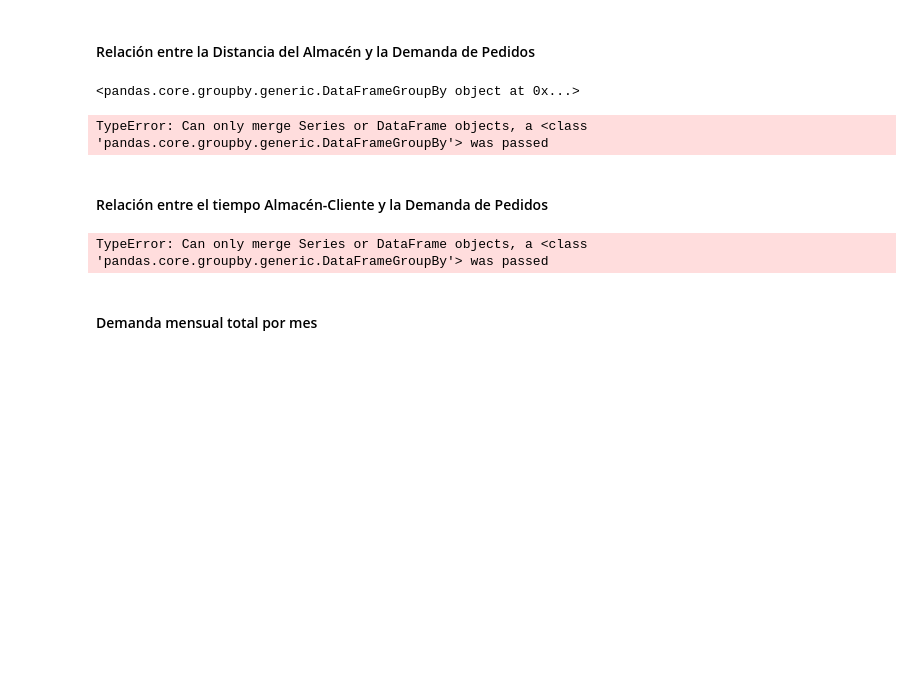
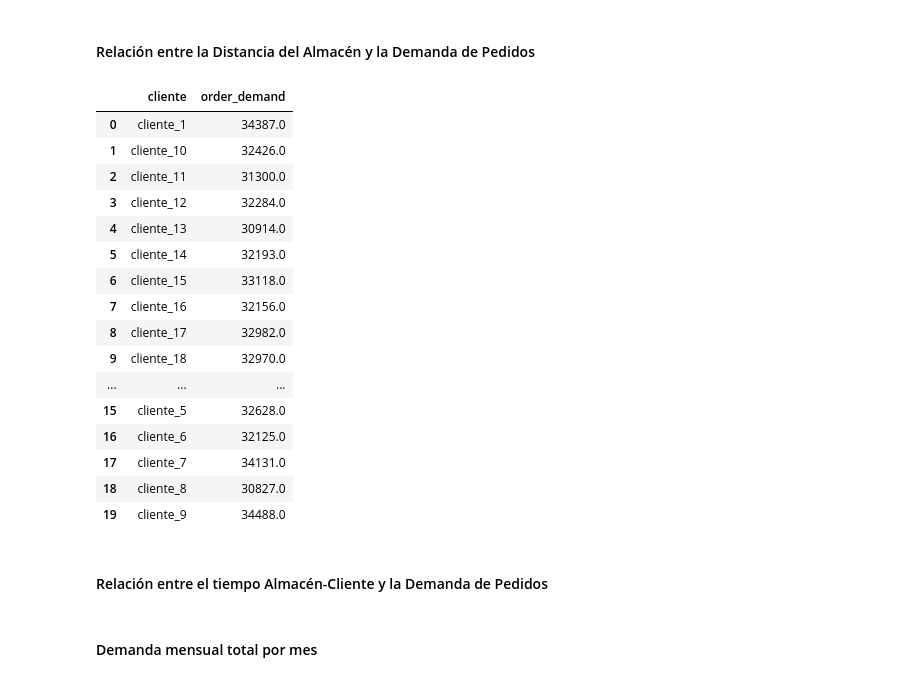
Before and after one commit to kikemocha/Distribution_of_perishable_goods, a Jupyter notebook: AnalisisPrediccion.ipynb, the cells around one changed output. Cells and saved outputs as stored; diff of their text form; code cells hidden in the pictures; blank space fills up the shorter version.

Commit message:
Corrección de errores

```diff
--- a/AnalisisPrediccion.ipynb
+++ b/AnalisisPrediccion.ipynb
@@ -124,18 +124,32 @@ df_distacia_almacen_min.head(5)
 # %% [markdown]
 #### Relación entre la Distancia del Almacén y la Demanda de Pedidos
 # %%
-total_demand_per_client = df_historic_orders.groupby('cliente')
+total_demand_per_client = df_historic_orders.groupby('cliente').agg({'order_demand': 'sum'}).reset_index()
 total_demand_per_client
 # %% [output]
-<pandas.core.groupby.generic.DataFrameGroupBy object at 0x...>
+|  | cliente | order_demand |
+| 0 | cliente_1 | 34387.0 |
+| 1 | cliente_10 | 32426.0 |
+| 2 | cliente_11 | 31300.0 |
+| 3 | cliente_12 | 32284.0 |
+| 4 | cliente_13 | 30914.0 |
+| 5 | cliente_14 | 32193.0 |
+| 6 | cliente_15 | 33118.0 |
+| 7 | cliente_16 | 32156.0 |
+| 8 | cliente_17 | 32982.0 |
+| 9 | cliente_18 | 32970.0 |
+| ... | ... | ... |
+| 15 | cliente_5 | 32628.0 |
+| 16 | cliente_6 | 32125.0 |
+| 17 | cliente_7 | 34131.0 |
+| 18 | cliente_8 | 30827.0 |
+| 19 | cliente_9 | 34488.0 |
 # %%
 df_distance_demand = pd.merge(df_distacia_almacen_km, total_demand_per_client, on='cliente')
 
 fig = px.scatter(df_distance_demand, x='Almacén', y='order_demand', text='cliente', title='Relación entre la Distancia del Almacén y la Demanda de Pedidos')
 fig.update_layout(xaxis_title='Distancia al Almacén (km)', yaxis_title='Demanda Total de Pedidos (kg)')
 fig.show()
-# %% [output]
-TypeError: Can only merge Series or DataFrame objects, a <class 'pandas.core.groupby.generic.DataFrameGroupBy'> was passed
 # %% [markdown]
 #### Relación entre el tiempo Almacén-Cliente y la Demanda de Pedidos
 # %%
@@ -144,8 +158,6 @@ df_time_demand = pd.merge(df_distacia_almacen_min, total_demand_per_client, on='
 fig = px.scatter(df_time_demand, x='Almacén', y='order_demand', text='cliente', title='Relación entre la tiempo Almacén-Cliente y la Demanda de Pedidos')
 fig.update_layout(xaxis_title='Tiempo desde el almacén(minutos)', yaxis_title='Demanda Total de Pedidos (kg)')
 fig.show()
-# %% [output]
-TypeError: Can only merge Series or DataFrame objects, a <class 'pandas.core.groupby.generic.DataFrameGroupBy'> was passed
 # %% [markdown]
 #### Demanda mensual total por mes
 # %%
```
